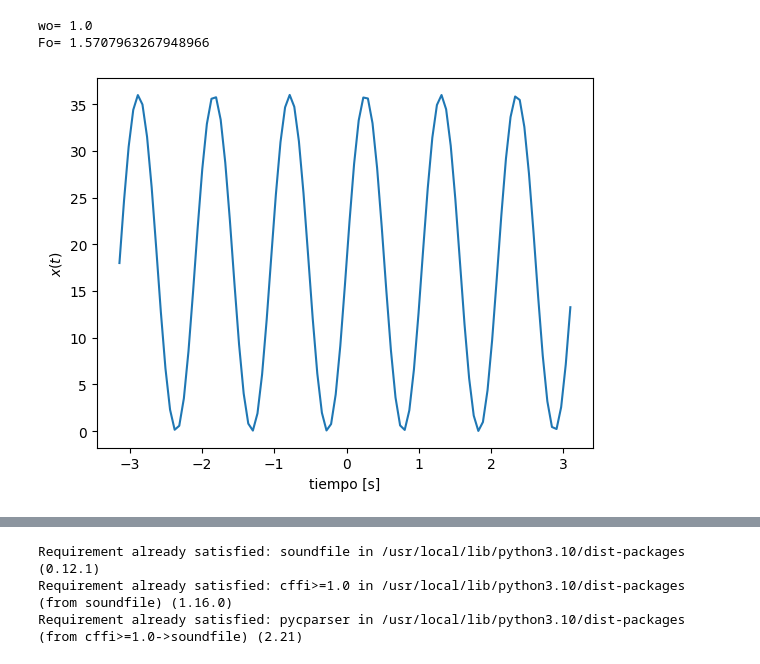
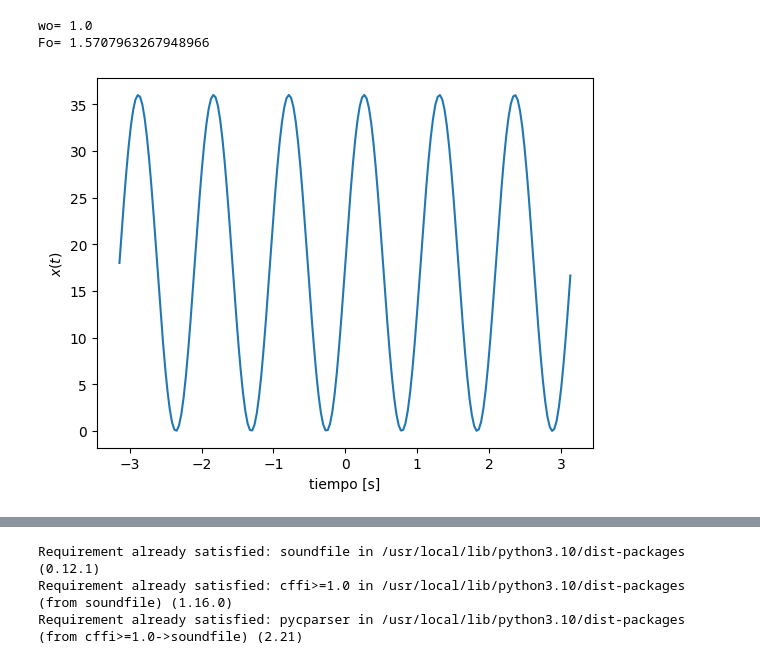
Before and after one commit to Nicoflyy/Python_Basic, a Jupyter notebook: Segundo_parcial_SyS.ipynb, the cells around one changed output, grey strips where cells are left out. Cells and saved outputs as stored; diff of their text form; code cells hidden in the pictures.

```diff
--- a/Segundo_parcial_SyS.ipynb
+++ b/Segundo_parcial_SyS.ipynb
@@ -11,26 +11,27 @@ Encuentre la expresión del espectro de Fourier (forma exponencial y trigonomét
 # %%
 import numpy as np
 import matplotlib.pyplot as plt
 from ipywidgets import interact,IntSlider
 
+#Se dedinen los valores de la señal de entrada y se grafica
 ti = -np.pi #tiempo inicial
 tf = np.pi #tiempo final
 wo = 2*np.pi/(tf-ti) #frecuencia angular
 Fo = wo/2*np.pi #frecuencia fundamental
 print('wo=',wo)
 print('Fo=',Fo)
-Fs = 10*Fo #frecuencia muestreo -> debe respetar Nyquist Fs >= 2 Fo
+Fs = 20*Fo #frecuencia muestreo -> debe respetar Nyquist Fs >= 2 Fo
 tv = np.arange(ti,tf,1/Fs) #vector de tiempo
 
 x = abs(6*np.sin(3*tv+(np.pi/4)))**2 #señal de entrada
 plt.plot(tv,x) #gráfica de la señal
 plt.xlabel('tiempo [s]')
 plt.ylabel('$x(t)$')
 plt.show()
 # %% [output]
 wo= 1.0
 Fo= 1.5707963267948966
-[figure, old version]
+[figure, new version]
 # %%
 #se crean las bases de la serie exponencial compleja de Fourier
 T = tf - ti #intervalo de interés
```
Also changed, not shown: parts of 28 cells of this notebook.
